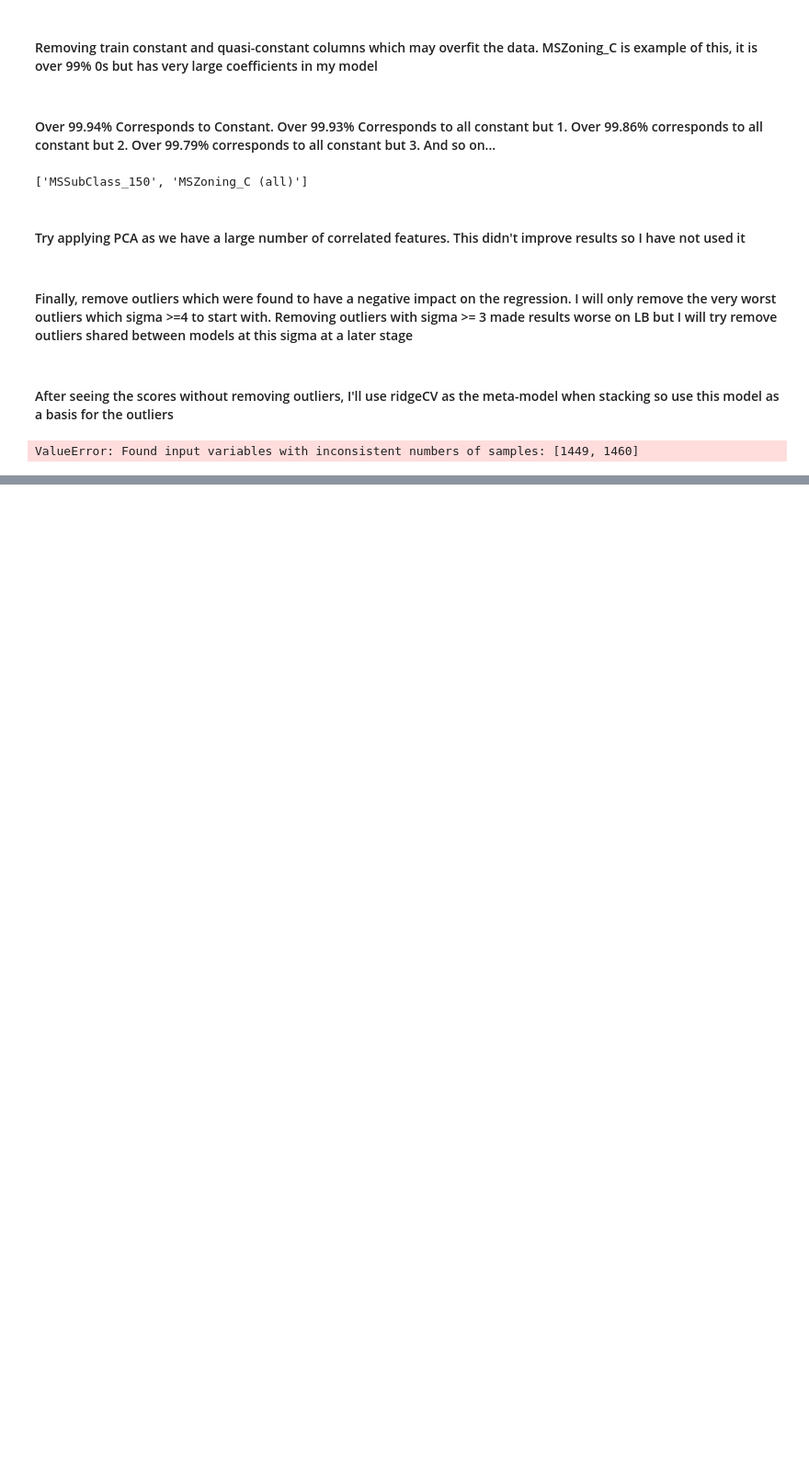
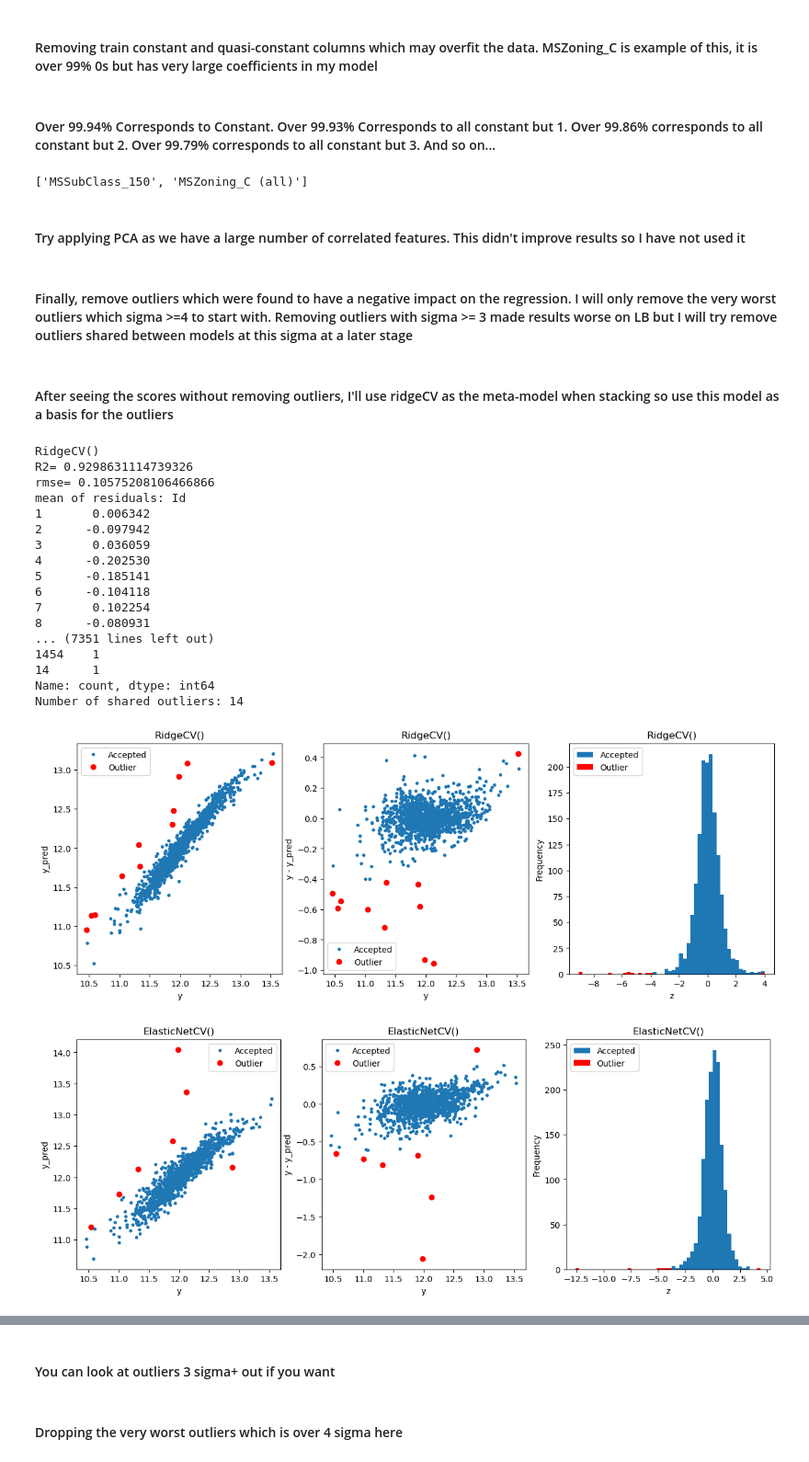
Before and after one commit to quochuy242/home-prices-prediction, a Jupyter notebook: train_model.ipynb, the cells around one changed output, grey strips where cells are left out. Shown at 92% size. Drawn from its saved outputs; the diff is of its cells as text; code cells hidden in the pictures; blank space fills up the shorter version.

```diff
--- a/train_model.ipynb
+++ b/train_model.ipynb
@@ -926,21 +958,39 @@ def find_outliers(model, X_train, y, sigma):
 #### After seeing the scores without removing outliers, I'll use ridgeCV as the meta-model when stacking so use this model as a basis for the outliers
 # %%
 ridge_outliers = find_outliers(RidgeCV(), X_train, y, 4)
-elastic_outliers = find_outliers(ElasticNetCV, X_train, y, 4)
+elastic_outliers = find_outliers(ElasticNetCV(), X_train, y, 4)
 lasso_outliers = find_outliers(LassoCV(), X_train, y, 4)
 bayridge_outliers = find_outliers(linear_model.BayesianRidge(), X_train, y, 4)
 cbr_outliers = find_outliers(CatBoostRegressor(logging_level='Silent',
-                                               loss_function="RMSE"), X_train, sigma = 4)
+                                               loss_function="RMSE"), X_train, y, sigma = 4)
 
 outliers4 = ridge_outliers
 outliers4.extend(elastic_outliers)
 outliers4.extend(lasso_outliers)
 outliers4.extend(bayridge_outliers)
 outliers4.extend(cbr_outliers)
 
 print(outliers4)
 outliers4_count = pd.Series(outliers4).value_counts()
 print(outliers4_count)
 print(f"Number of shared outliers: {len(outliers4_count)}")
 # %% [output]
-ValueError: Found input variables with inconsistent numbers of samples: [1449, 1460]
+RidgeCV()
+R2= 0.9298631114739326
+rmse= 0.10575208106466866
+mean of residuals: Id
+1       0.006342
+2      -0.097942
+3       0.036059
+4      -0.202530
+5      -0.185141
+6      -0.104118
+7       0.102254
+8      -0.080931
+... (7351 lines left out)
+1454    1
+14      1
+Name: count, dtype: int64
+Number of shared outliers: 14
+[figure, added]
+[figure, added]
@@ -946,0 +1000,4 @@ ValueError: Found input variables with inconsistent numbers of samples: [1449, 1
+# %% [markdown]
+#### You can look at outliers 3 sigma+ out if you want
+# %% [markdown]
+#### Dropping the very worst outliers which is over 4 sigma here
```
Also changed, not shown: parts of 35 cells of this notebook, 5 other files.
